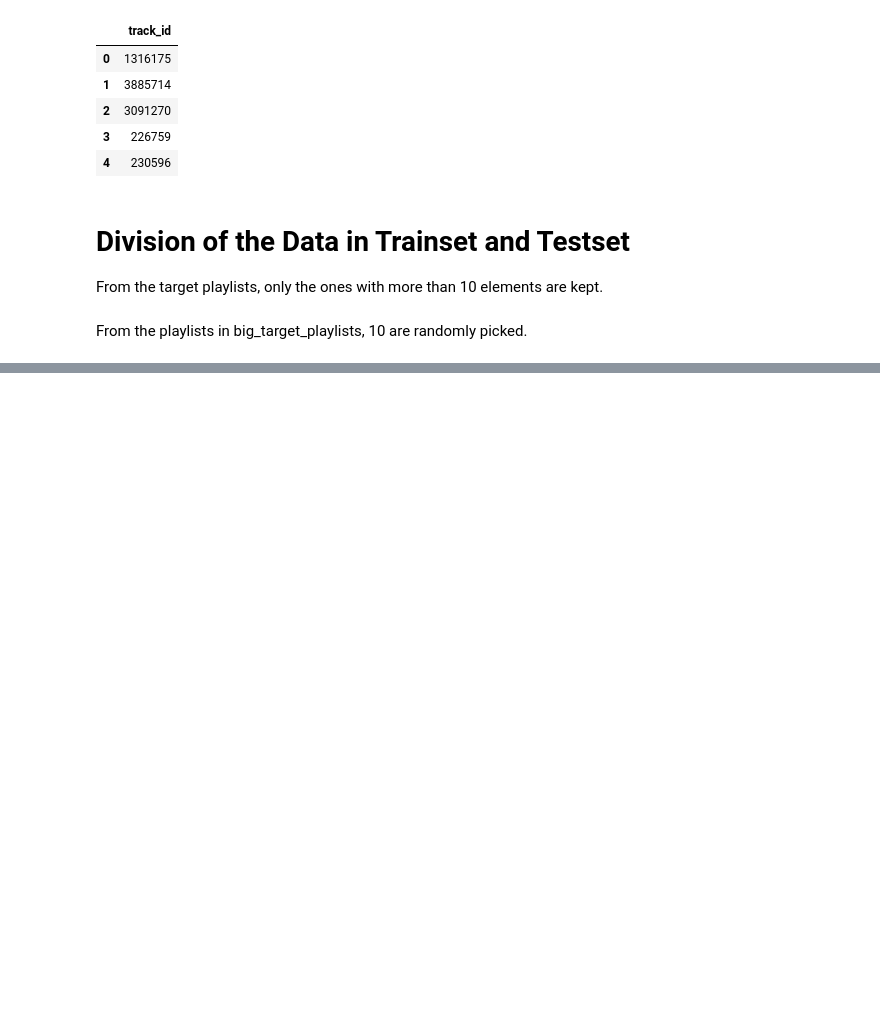
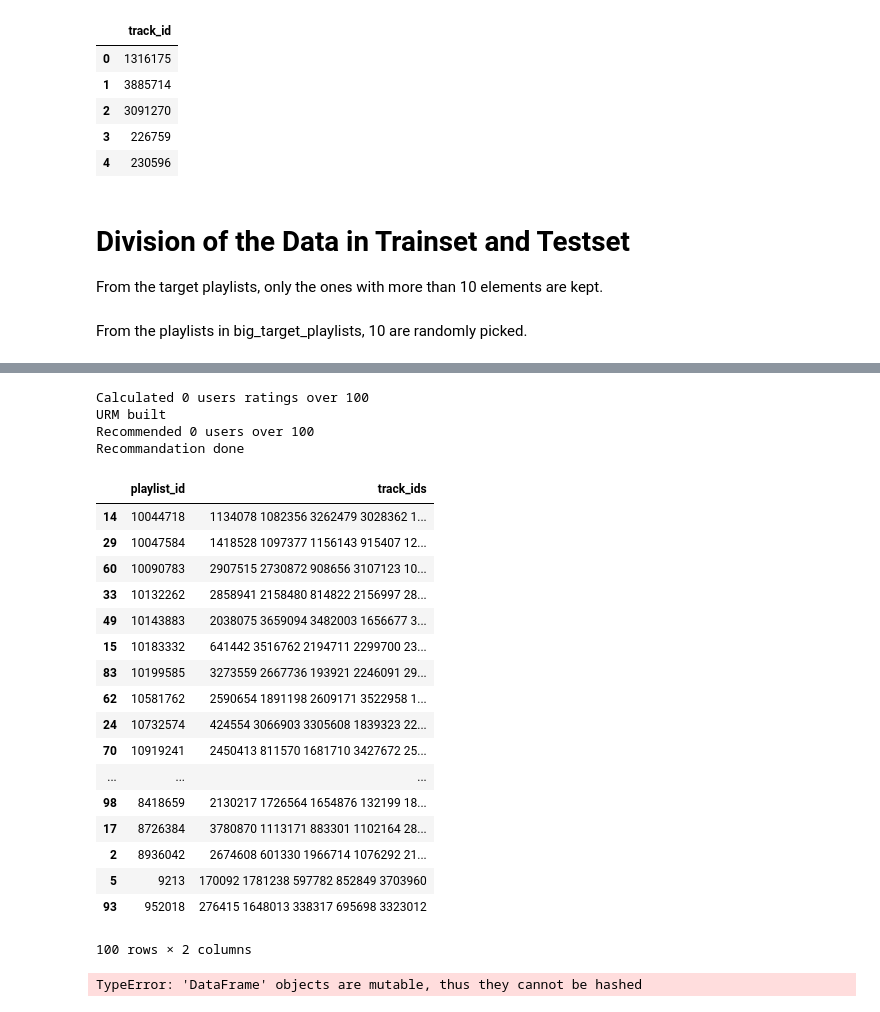
Before and after one commit to giadaconfo/recommender-systems-challenge, a Jupyter notebook: parameter tuning pipeline.ipynb, the cells around one changed output, grey strips where cells are left out. Cells and saved outputs as stored; diff of their text form; code cells hidden in the pictures; blank space fills up the shorter version.

```diff
--- a/parameter tuning pipeline.ipynb
+++ b/parameter tuning pipeline.ipynb
@@ -128,0 +135,5 @@ NameError: name 'fit' is not defined
+# %%
+tgt_test_tracks= pd.DataFrame(tracks_in_test_pl['track_id'])
+print(tgt_test_tracks.shape)
+tgt_test_tracks = pd.DataFrame.drop_duplicates(tgt_test_tracks)
+print(tgt_test_tracks.shape)
@@ -129,18 +156,17 @@ NameError: name 'fit' is not defined
 # %%
 fit_dict = {'tracks_info' : tr_info,
-            'attributes' : ['artist', 'album', 'tags'],
-            'tgt_tracks' : tgt_tr,
+            'attributes' : ['artist_id', 'album', 'tags'],
+            'tgt_tracks' : tgt_test_tracks,
             'n_min_attr' : 2,
             'measure' : 'dot',
             'shrinkage' : 0,
             'n_el_sim' : 20}
 
-recommend_dict = {'tgt_playlists' : tgt_pl,
-                  'train_playlists_tracks_pairs' : train,
+recommend_dict = {'tgt_playlists' : test_pl,
+                  'train_playlists_tracks_pairs' : tracks_in_test_pl,
                   'normalize' : False}
 # %%
-rec = TSR()
+rec = TSR.TopSimilarRecommender()
 rec.fit(**fit_dict)
-notipy.notify('Model fitted!')
 print('Model fitted!')
 # %% [output]
@@ -148,6 +190,35 @@ TypeError: 'module' object is not callable
 # %%
 recommendetions = rec.recommend(**recommend_dict)
+print('Recommandation done')
+# %% [output]
+Calculated 0 users ratings over 100
+URM built
+Recommended 0 users over 100
+Recommandation done
+# %%
+recommendetions.sort_values('playlist_id')
+# %% [output]
+|  | playlist_id | track_ids |
+| 14 | 10044718 | 1134078 1082356 3262479 3028362 1... |
+| 29 | 10047584 | 1418528 1097377 1156143 915407 12... |
+| 60 | 10090783 | 2907515 2730872 908656 3107123 10... |
+| 33 | 10132262 | 2858941 2158480 814822 2156997 28... |
+| 49 | 10143883 | 2038075 3659094 3482003 1656677 3... |
+| 15 | 10183332 | 641442 3516762 2194711 2299700 23... |
+| 83 | 10199585 | 3273559 2667736 193921 2246091 29... |
+| 62 | 10581762 | 2590654 1891198 2609171 3522958 1... |
+| 24 | 10732574 | 424554 3066903 3305608 1839323 22... |
+| 70 | 10919241 | 2450413 811570 1681710 3427672 25... |
+| ... | ... | ... |
+| 98 | 8418659 | 2130217 1726564 1654876 132199 18... |
+| 17 | 8726384 | 3780870 1113171 883301 1102164 28... |
+| 2 | 8936042 | 2674608 601330 1966714 1076292 21... |
+| 5 | 9213 | 170092 1781238 597782 852849 3703960 |
+| 93 | 952018 | 276415 1648013 338317 695698 3323012 |
+100 rows × 2 columns
 # %%
-map_eval = rs.evaluate(recommendetions, test, 'MAP')
+map_eval = rs.evaluate(recommendetions, tracks_removed, 'MAP')
+# %% [output]
+TypeError: 'DataFrame' objects are mutable, thus they cannot be hashed
 # %%
 tojson('path', [fit_dict, recommend_dict, map_eval])
```
Also changed, not shown: parts of 8 cells of this notebook.
